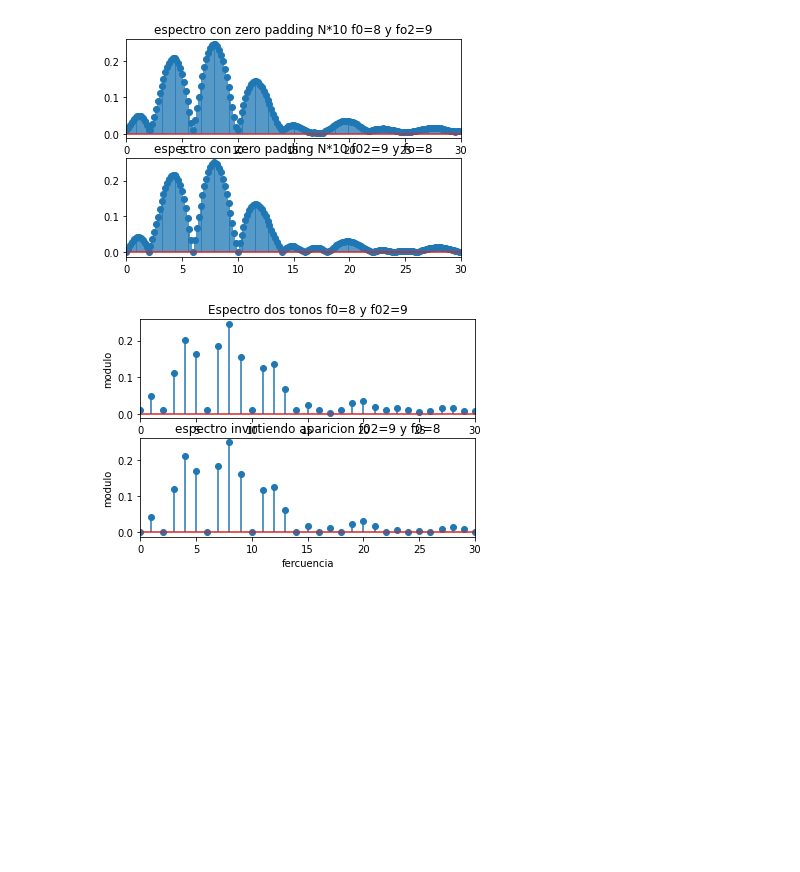
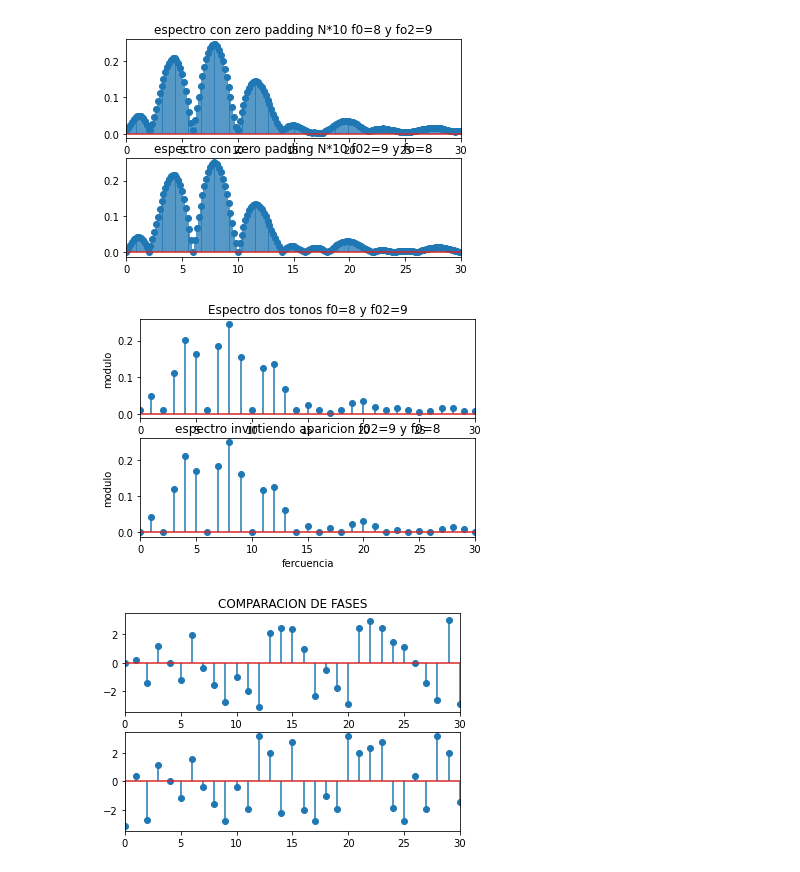
Before and after one commit to FabianVillada/PDS_TPs, a Jupyter notebook: compara_espectros_tonos_desplazados_TP1_Ej4.ipynb, the cells around one changed output. Saved outputs shown, nothing was run; the diff lists cells and outputs as text; code cells hidden in the pictures; blank space fills up the shorter version.

```diff
--- a/compara_espectros_tonos_desplazados_TP1_Ej4.ipynb
+++ b/compara_espectros_tonos_desplazados_TP1_Ej4.ipynb
@@ -51,6 +51,7 @@ xx1 = np.concatenate((xx,np.zeros(Npad)))
 
 fftxx = fft(xx)
 fftxx_abs = np.abs(fftxx)/(Norma)
+fftxx_phase = np.angle(fftxx)
 freq = np.arange( 0 , fs , fs/N)
 
 fftxx1 = fft(xx1)
@@ -73,7 +74,8 @@ xx3 += xx4
 xx5 = np.concatenate((xx3,np.zeros(Npad)))
 
 fftxx3 = fft(xx3)                    #Calculo FFT xx3 señal sin zero Padding
-fftxx3_abs = np.abs(fftxx3)/(Norma)  # Valor absoluto normalizado
+fftxx3_abs = np.abs(fftxx3)/(Norma)# Valor absoluto normalizado
+fftxx3_phase = np.angle(fftxx3)
 freq = np.arange( 0 , fs , fs/N)
 
 fftxx5 = fft(xx5)                    #FFT de xx5 señal con zero padding
@@ -96,30 +98,42 @@ plt.figure(2)
 plt.subplot(2 , 1 , 1)
 plt.stem(freqxx1 , fftxx1_abs , use_line_collection=True )
 plt.xlim(0,30)
 plt.title('espectro con zero padding N*10 f0=8 y fo2=9')
 
 plt.subplot(2 , 1 , 2)
 plt.stem(freqxx5 , fftxx5_abs , use_line_collection=True )
 plt.xlim(0,30)
 plt.title('espectro con zero padding N*10 f02=9 y fo=8')
 
 plt.figure(1)
 plt.subplot(211)
 plt.stem(freq , fftxx_abs , use_line_collection = True)
 plt.xlim(0, 30)
 plt.ylabel('modulo')
 plt.title('Espectro dos tonos f0=8 y f02=9')
 
 plt.subplot(212)
 plt.stem(freq3 , fftxx3_abs , use_line_collection = True)
 plt.xlim(0, 30)
 plt.xlabel('fercuencia')
 plt.ylabel('modulo')
 plt.title('espectro invirtiendo aparicion f02=9 y f0=8')
 
 
+plt.figure(3)
+plt.subplot(211)
+plt.stem(freq,fftxx_phase,use_line_collection=True)
+plt.xlim(0,30)
+plt.title('COMPARACION DE FASES')
+
+plt.subplot(212)
+plt.stem(freq,fftxx3_phase,use_line_collection=True)
+plt.xlim(0,30)
+
+
 
 plt.show()
 # %% [output]
 [figure]
 [figure]
+[figure, added]
```
